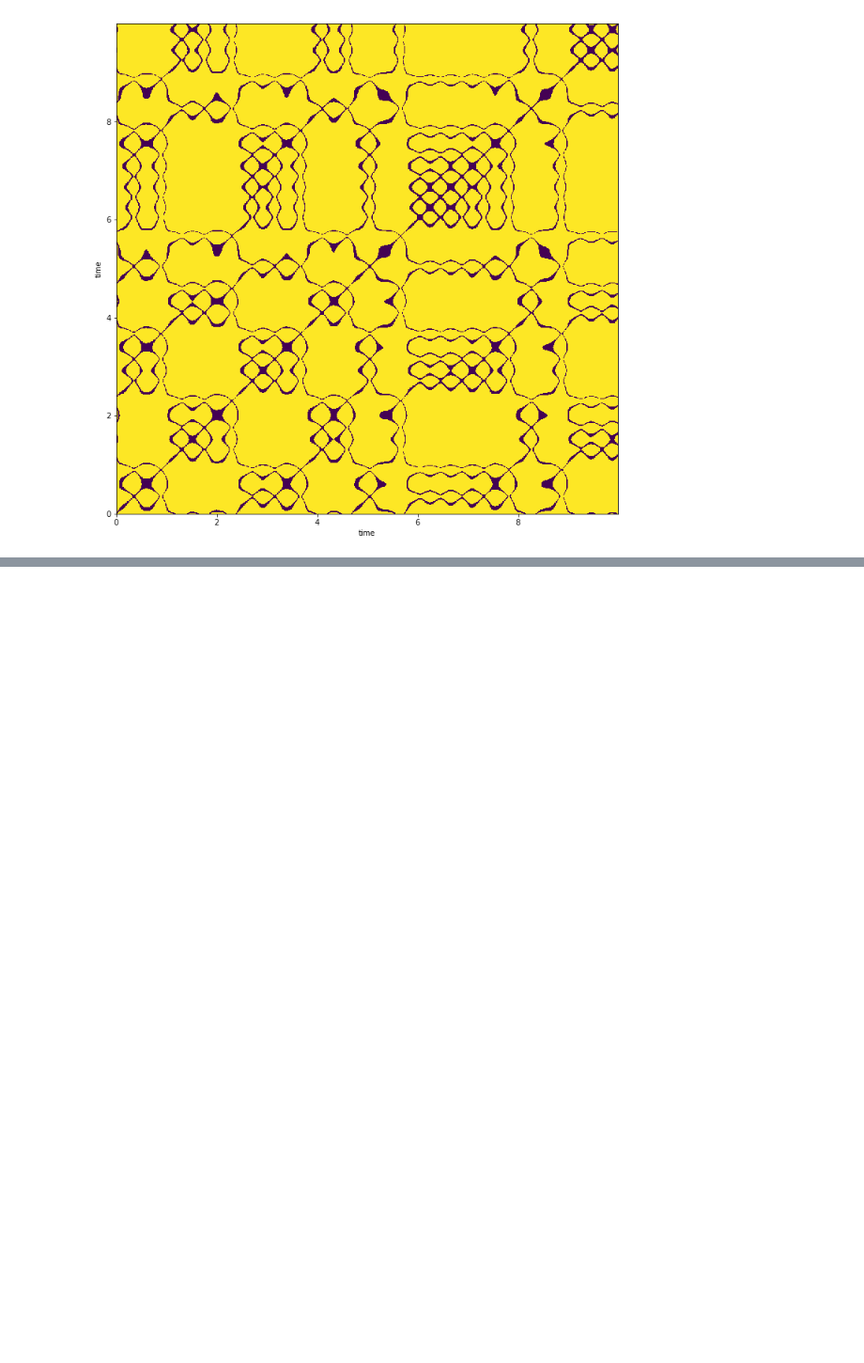
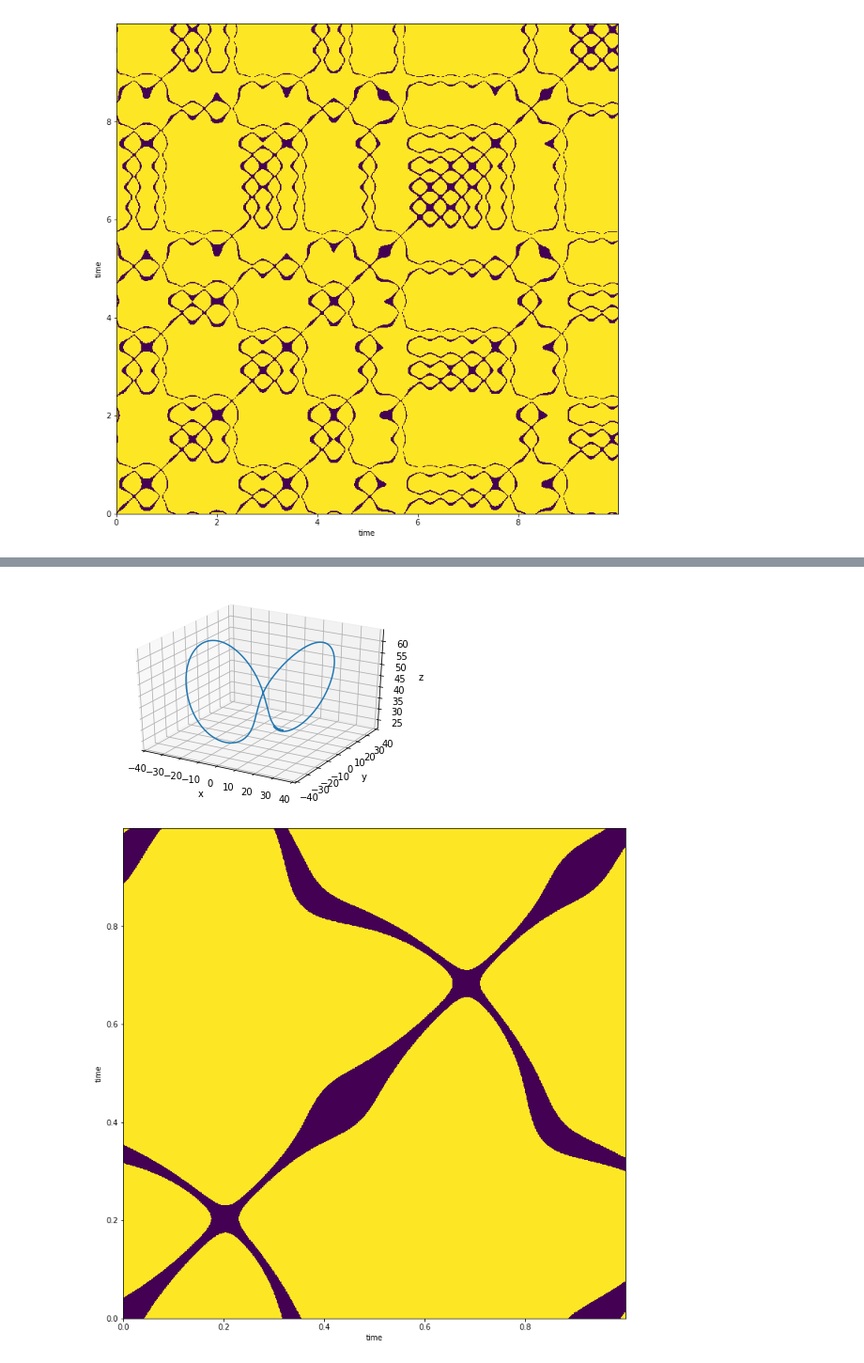
Before and after one commit to WyLyu/UPOsHam, a Jupyter notebook: RecurrencePlot.ipynb, the cells around one changed output, grey strips where cells are left out. Shown: that part at 94% size. Cells and saved outputs as stored; diff of their text form; code cells hidden in the pictures; blank space fills up the shorter version.

```diff
--- a/RecurrencePlot.ipynb
+++ b/RecurrencePlot.ipynb
@@ -196,0 +286,57 @@ plt.show()
+# %%
+"""Test of initial condition obtained previously"""
+
+import numpy as np
+import matplotlib.pyplot as plt
+from scipy.integrate import odeint,quad,trapz
+import math
+from IPython.display import Image # for Notebook
+from IPython.core.display import HTML
+from mpl_toolkits.mplot3d import Axes3D
+
+sigma = 16.0
+rho = 45.0
+beta = 4.0
+state0 = [3.42293,	5.71641, 25.7699]
+t = np.arange(-0, 1.0, 0.001)
+
+def Lorenz(fun,t):
+    x,y,z=fun
+    derivative=[sigma * (y - x), x * (rho - z) - y, x * y - beta * z]
+    return derivative
+
+
+states = odeint(Lorenz, state0, t)
+fig = plt.figure()
+ax = fig.gca(projection='3d')
+ax.plot(states[:,0], states[:,1], states[:,2])
+ax.set_xlabel('x')
+ax.set_ylabel('y')
+ax.set_zlabel('z')
+plt.xlim(-40,40)
+plt.ylim(-40,40)
+plt.show()
+
+t1=np.linspace(-0.0, 5.0, 0.005)
+t2=np.linspace(-0.0, 5.0, 0.005)
+T1,T2=np.meshgrid(t,t)
+Z=np.zeros((1000,1000))
+Z2=np.zeros((1000,1000))
+delta_h = 2
+delta_l = 0
+for i in range(999):
+    for j in range(999):
+            Z[i,j]=math.sqrt((states[:,0][i]-states[:,0][j])**2)
+            if Z[i,j] > delta_h or Z[i,j] < delta_l:
+                Z2[i,j] = 1
+            else:
+                Z2[i,j] = 0
+
+plt.figure(figsize=(12,12))
+plt.pcolormesh(T1,T2,Z2)
+plt.xlabel('time')
+plt.ylabel('time')
+plt.show()
+# %% [output]
+[figure, added]
+[figure, added]
```
Also changed, not shown: parts of 1 cell of this notebook.
